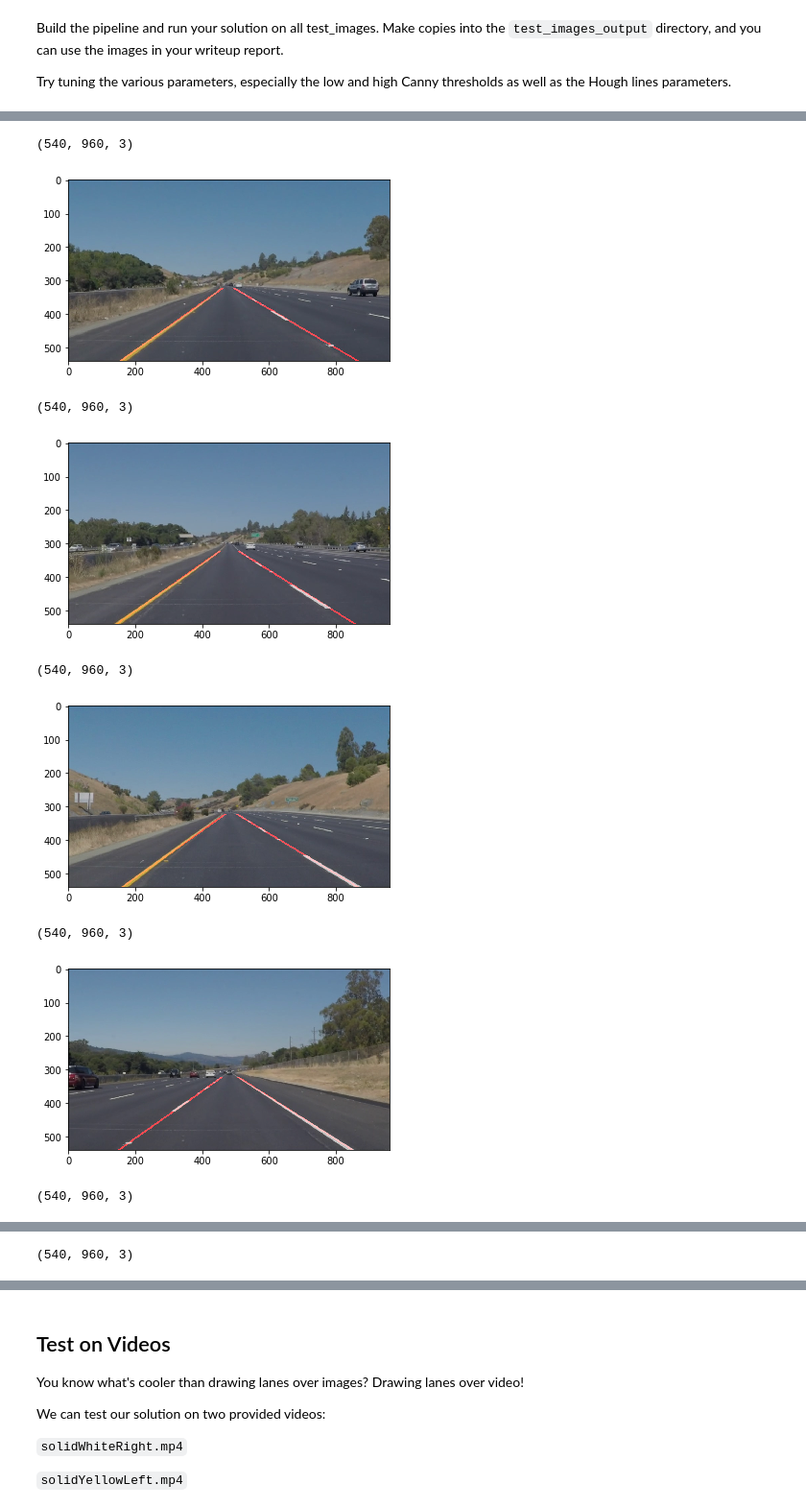
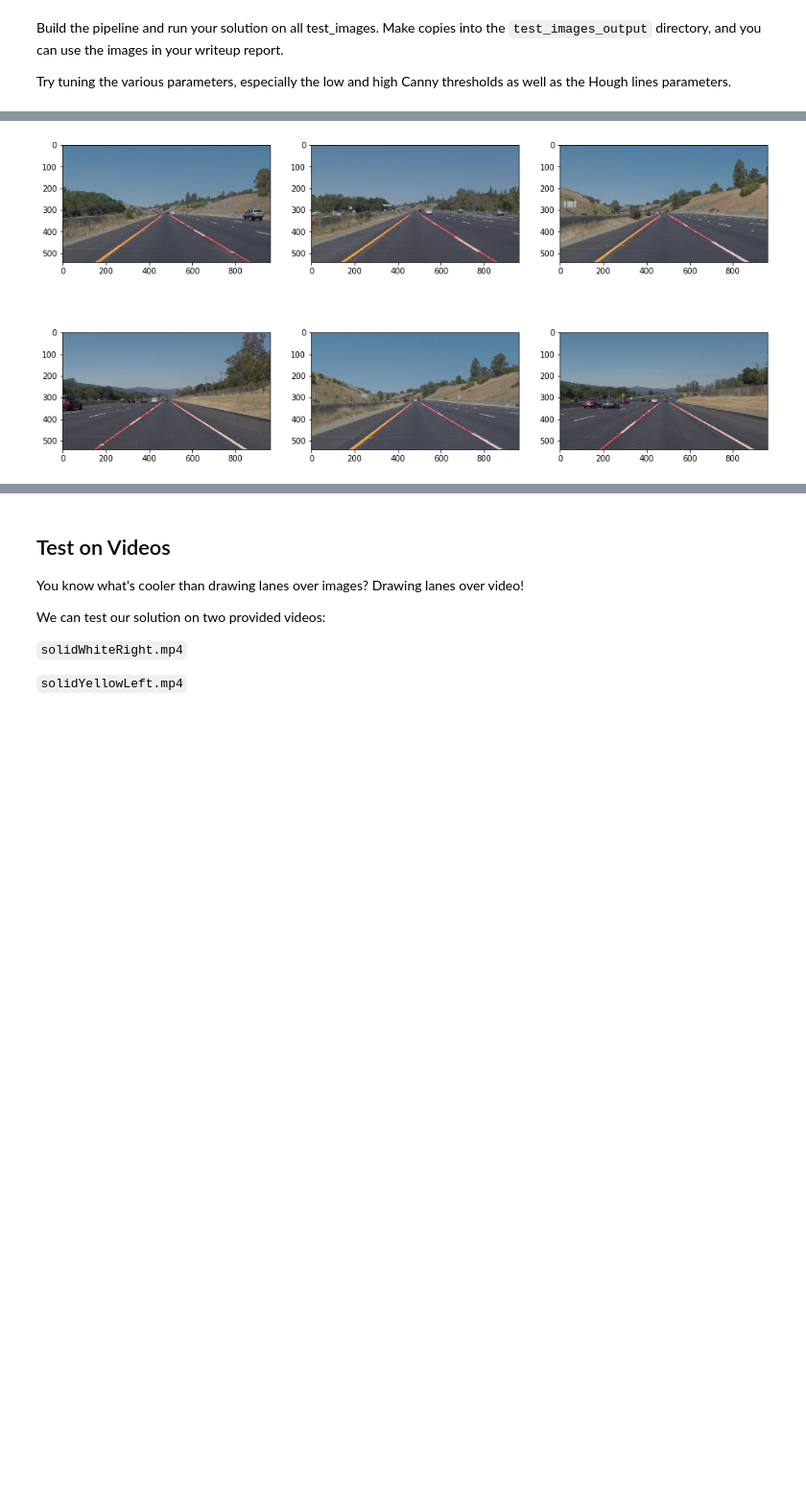
Before and after one commit to bryantravissmith/Self-Driving-Car, a Jupyter notebook: CarND-LaneLines-P1/P1.ipynb, the cells around one changed output, grey strips where cells are left out. Shown at 96% size. Cells and saved outputs as stored; diff of their text form; code cells hidden in the pictures; blank space fills up the shorter version.

```diff
--- a/CarND-LaneLines-P1/P1.ipynb
+++ b/CarND-LaneLines-P1/P1.ipynb
@@ -376,10 +213,0 @@ plt.imshow(
-# %%
-rho = 1
-theta = np.pi/180
-threshold = 5
-min_line_len = 10
-max_line_gap = 1
-
-c1_r_edges = region_of_interest(c1_edges, right_vertices)
-c1_r_line = region_of_interest(hough_lines(c1_r_edges, rho, theta, threshold, min_line_len, max_line_gap), right_vertices)
-plt.imshow(c1_r_line)
@@ -456,21 +240,16 @@ def image_pipeline(image):
     ## same value
     img_hsv[:,:,2] = 255
     ## same hue
-    #img_hsv[:,:,1] = img_hsv[:,:,1]*3.0
     img_hsv[:,:,0] = 0
-    ## gray scale
+    ## convert back to RGB and gray scale
     img_gray = gaussian_blur(grayscale(cv2.cvtColor(img_hsv, cv2.COLOR_HSV2RGB)),5)
     ## edges
-    kernel = np.ones((3,3), np.uint8)
-    #img_dilation = cv2.erode(gaussian_blur(img_gray,1), kernel, iterations=1)
-    #img_dilation[img_dilation > 150] = 255
-    #img_dilation = gaussian_blur(img_dilation,5)
+
     img_edges = canny(img_gray,40,120)
     img_edges = region_of_interest(img_edges, left_vertices) + region_of_interest(img_edges, right_vertices)
     img_edges = cv2.dilate(img_edges, kernel, iterations=3)
     img_edges = cv2.erode(img_edges, kernel, iterations=3)
     img_edges = canny(img_edges,40,120)
-
 
     img_left_edges = region_of_interest(img_edges, left_vertices)
     img_left_line = region_of_interest(hough_lines(img_left_edges, rho, theta, threshold, min_line_len, max_line_gap),left_vertices)
@@ -481,13 +260,3 @@ def image_pipeline(image):
     img_line = img_right_line + img_left_line
 
     return weighted_img(img_line, image) #np.dstack([img_edges,img_edges,img_edges])
-
-white_output = 'test_videos_output/solidWhiteRight.mp4'
-## To speed up the testing process you may want to try your pipeline on a shorter subclip of the video
-## To do so add .subclip(start_second,end_second) to the end of the line below
-## Where start_second and end_second are integer values representing the start and end of the subclip
-## You may also uncomment the following line for a subclip of the first 5 seconds
-##clip1 = VideoFileClip("test_videos/solidWhiteRight.mp4").subclip(0,5)
-clip1 = VideoFileClip("test_videos/solidWhiteRight.mp4")
-white_clip = clip1.fl_image(process_image) #NOTE: this function expects color images!!
-%time white_clip.write_videofile(white_output, audio=False)
@@ -512,21 +263,15 @@ plt.imshow(image_pipeline(c2))
 # %%
 # TODO: Build your pipeline that will draw lane lines on the test_images
 # then save them to the test_images_output directory.
+plt.figure(figsize=(16,8))
+for i, image_name in enumerate(os.listdir("test_images/")):
+    image = mpimg.imread('test_images/{}'.format(image_name))
 
-for image_name in os.listdir("test_images/"):
-    image = mpimg.imread('test_images/{}'.format(image_name))
-    print(image.shape)
+    plt.subplot(2,3,i+1)
     line_image = image_pipeline(image)
     plt.imsave(arr=line_image, fname='test_images_output/{}'.format(image_name))
     plt.imshow(line_image)
-    plt.show()
+
+plt.show()
 # %% [output]
-(540, 960, 3)
-[figure, old version]
+[figure, new version]
-(540, 960, 3)
-[figure, removed]
-(540, 960, 3)
-[figure, removed]
-(540, 960, 3)
-[figure, removed]
-(540, 960, 3)
@@ -534 +277,0 @@ for image_name in os.listdir("test_images/"):
-(540, 960, 3)
```
Also changed, not shown: parts of 30 cells of this notebook.
